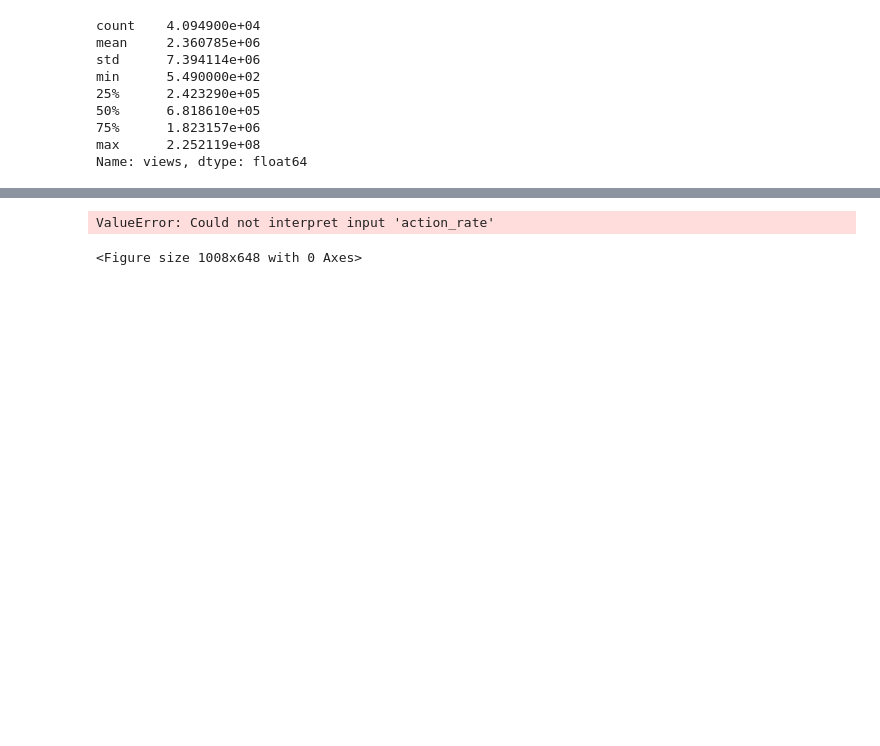
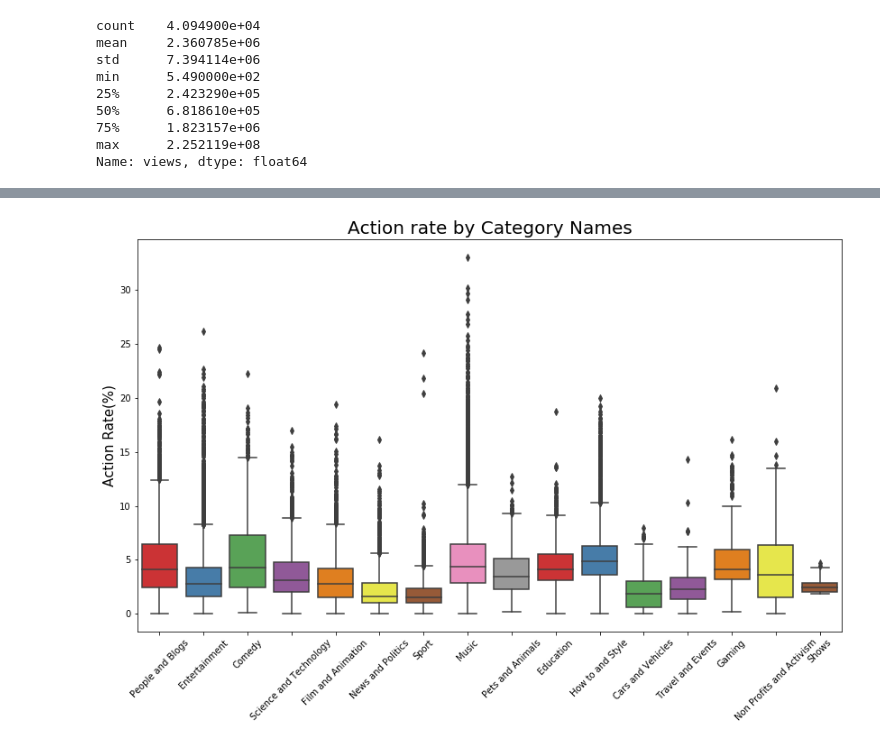
Before and after one commit to tongxinw/YouTube_video_analysis, a Jupyter notebook: process.ipynb, the cells around one changed output, grey strips where cells are left out. Saved outputs shown, nothing was run; the diff lists cells and outputs as text; code cells hidden in the pictures; blank space fills up the shorter version.

```diff
--- a/process.ipynb
+++ b/process.ipynb
@@ -228,13 +225,12 @@ plt.show()
 # %%
-plt.figure(figsize = (14,9))
+plt.figure(figsize = (14,8))
 
 g2 = sns.boxplot(x='category_name', y='action_rate', data=df, palette="Set1")
 g2.set_xticklabels(g2.get_xticklabels(),rotation=45)
 g2.set_title("Action rate by Category Names", fontsize=20)
 g2.set_xlabel("", fontsize=15)
 g2.set_ylabel("Action Rate(%)", fontsize=15)
 
 plt.show()
 # %% [output]
-ValueError: Could not interpret input 'action_rate'
-<Figure size 1008x648 with 0 Axes>
+[figure, added]
```
Also changed, not shown: parts of 18 cells of this notebook.
